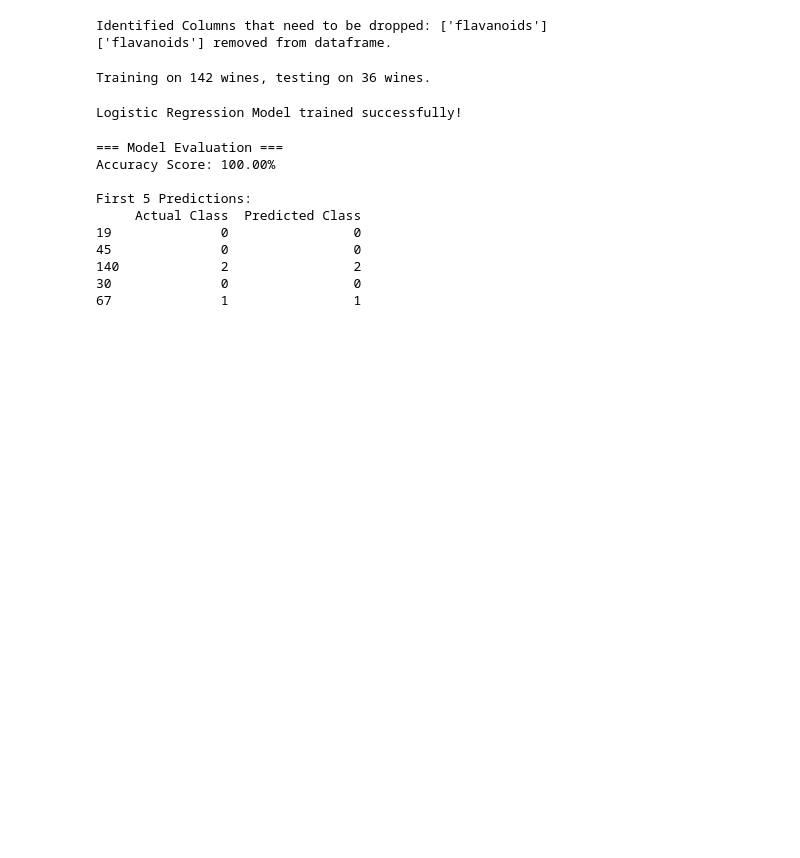
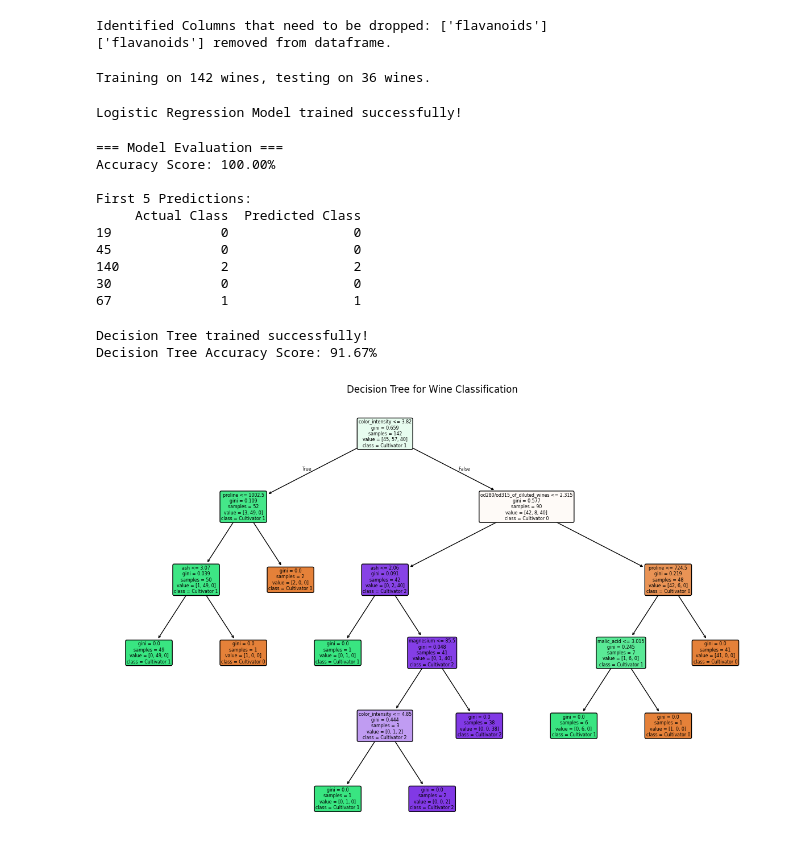
Before and after one commit to lokipatel/LogicMojo-AI-ML-Jan26-Lok345, a Jupyter notebook: Logic_Mojo_Lokesh_Directory/Assignments/classification_&_regression/classification_project.ipynb, the cells around one changed output. Saved outputs shown, nothing was run; the diff lists cells and outputs as text; code cells hidden in the pictures; blank space fills up the shorter version.

Commit message:
Adding decision tree to the classification project

```diff
--- a/Logic_Mojo_Lokesh_Directory/Assignments/classification_&_regression/classification_project.ipynb
+++ b/Logic_Mojo_Lokesh_Directory/Assignments/classification_&_regression/classification_project.ipynb
@@ -118,3 +118,41 @@ First 5 Predictions:
 140             2                2
 30              0                0
 67              1                1
+# %%
+from sklearn.tree import DecisionTreeClassifier
+from sklearn.metrics import accuracy_score
+
+# 1. Initialize the Decision Tree
+# We set a random_state for reproducibility.
+tree_model = DecisionTreeClassifier(random_state=42)
+
+# 2. Train the model
+# Notice we can just use the unscaled X_train here, but using X_train_scaled works perfectly fine too!
+tree_model.fit(X_train, y_train)
+print("\nDecision Tree trained successfully!")
+
+# 3. Predict and Evaluate
+tree_predictions = tree_model.predict(X_test)
+tree_accuracy = accuracy_score(y_test, tree_predictions)
+
+print(f"Decision Tree Accuracy Score: {tree_accuracy * 100:.2f}%")
+# %% [output]
+Decision Tree trained successfully!
+Decision Tree Accuracy Score: 91.67%
+# %%
+from sklearn.tree import plot_tree
+import matplotlib.pyplot as plt
+
+plt.figure(figsize=(15, 10))
+
+# Draw the tree
+plot_tree(tree_model,
+          feature_names=X.columns,
+          class_names=['Cultivator 0', 'Cultivator 1', 'Cultivator 2'],
+          filled=True,
+          rounded=True)
+
+plt.title("Decision Tree for Wine Classification")
+plt.show()
+# %% [output]
+[figure, added]
```
